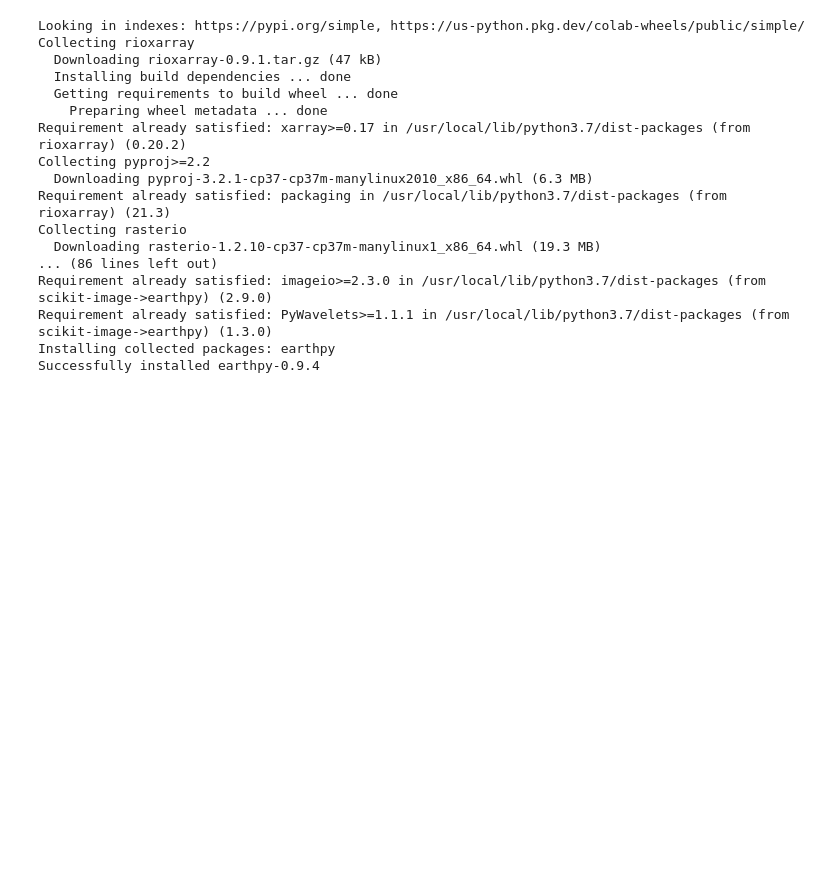
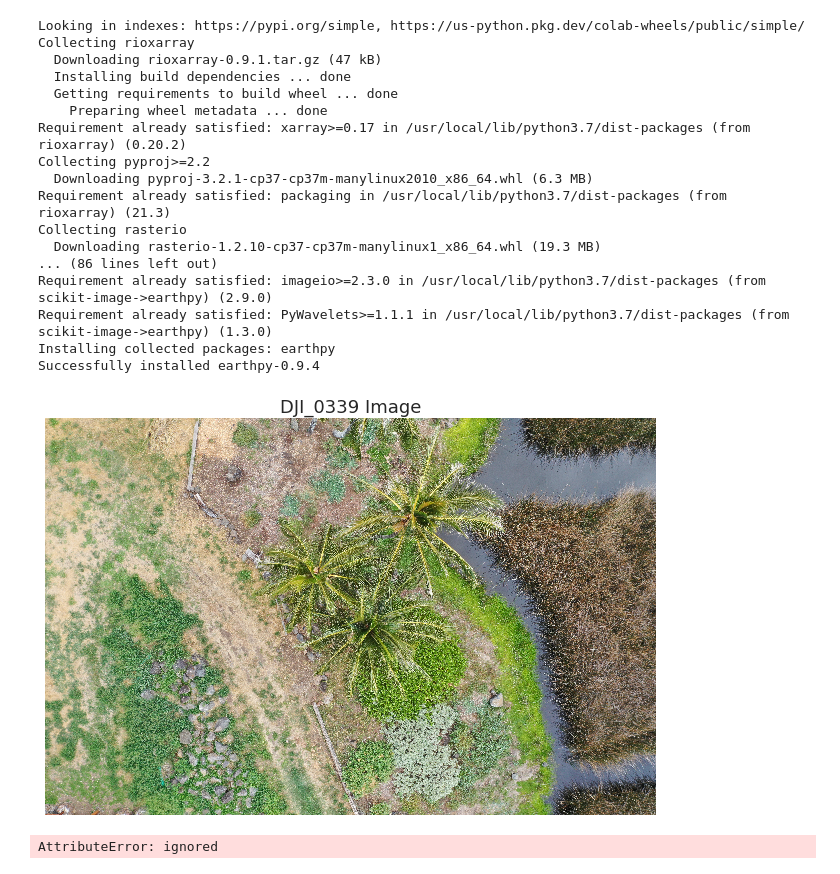
Before and after one commit to yuyehara/IS-GEO2022_Angeve, a Jupyter notebook: clippingRaster.ipynb, the cells around one changed output. Saved outputs shown, nothing was run; the diff lists cells and outputs as text; code cells hidden in the pictures; blank space fills up the shorter version.

```diff
--- a/clippingRaster.ipynb
+++ b/clippingRaster.ipynb
@@ -35,3 +36,19 @@ import geopandas as gpd
 
 import earthpy as et
 import earthpy.plot as ep
+# %%
+# Prettier plotting with seaborn
+sns.set(font_scale=1.5)
+# %%
+# get raster
+DJI_0339_ras = rxr.open_rasterio("/content/drive/MyDrive/IS-GEO-22/DJI_0339.JPG")
+# %%
+# plot raster
+f, ax = plt.subplots(figsize=(10.944, 7.296))
+DJI_0339_ras.plot.imshow()
+ax.set(title="DJI_0339 Image")
+
+ax.set_axis_off()
+plt.show()
+# %% [output]
+[figure, added]
@@ -37,0 +58,9 @@ import earthpy.plot as ep
+# %%
+# check the coorinate reference system (crs)
+rasCrs = DJI_0339_ras.crs
+polyCrs = poly_palm.crs
+
+print("DJI_0339: ", rasCrs)
+print("Palm_0339: ", polyCrs)
+# %% [output]
+AttributeError: ignored
```
Also changed, not shown: parts of 2 cells of this notebook.
